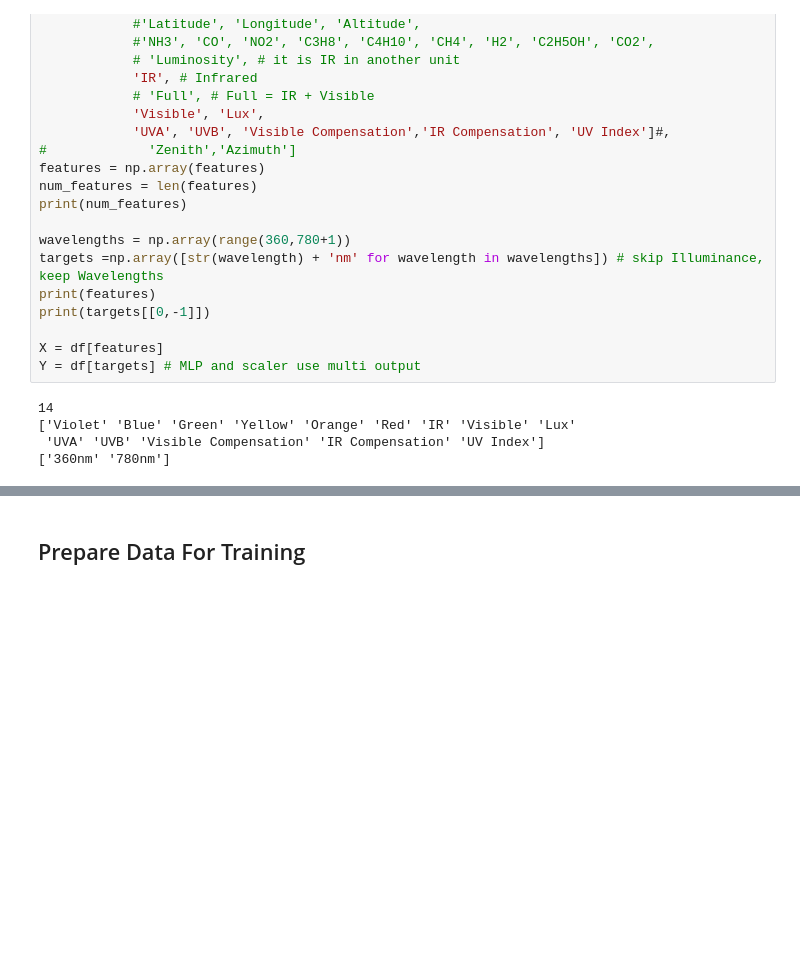
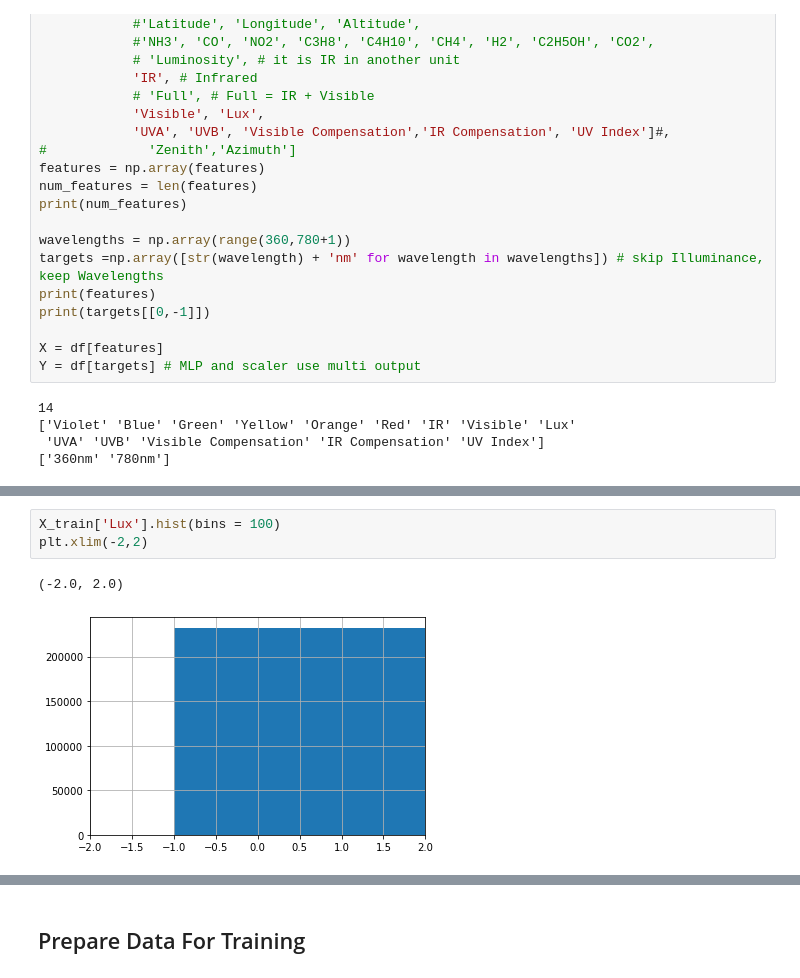
Before and after one commit to yichigo/Light-Sensors-Calibration, a Jupyter notebook: model_MLP_whole.ipynb, the cells around one changed output, grey strips where cells are left out. Drawn from its saved outputs; the diff is of its cells as text; blank space fills up the shorter version.

```diff
--- a/model_MLP_whole.ipynb
+++ b/model_MLP_whole.ipynb
@@ -113,0 +186,6 @@ Y = df[targets] # MLP and scaler use multi output
+# %%
+X_train['Lux'].hist(bins = 100)
+plt.xlim(-2,2)
+# %% [output]
+(-2.0, 2.0)
+[figure, added]
```
Also changed, not shown: parts of 7 cells of this notebook.
